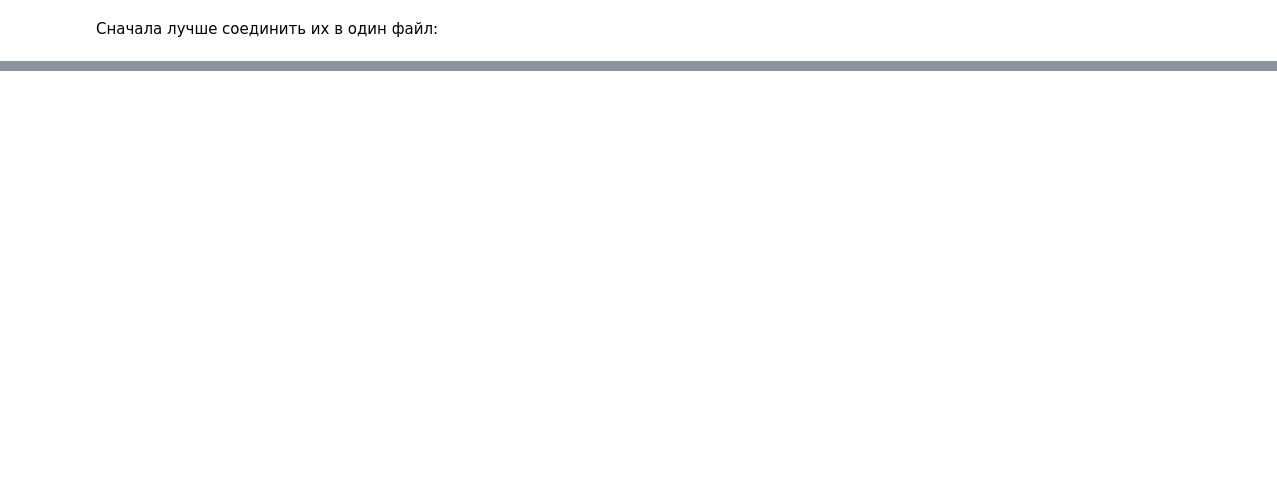
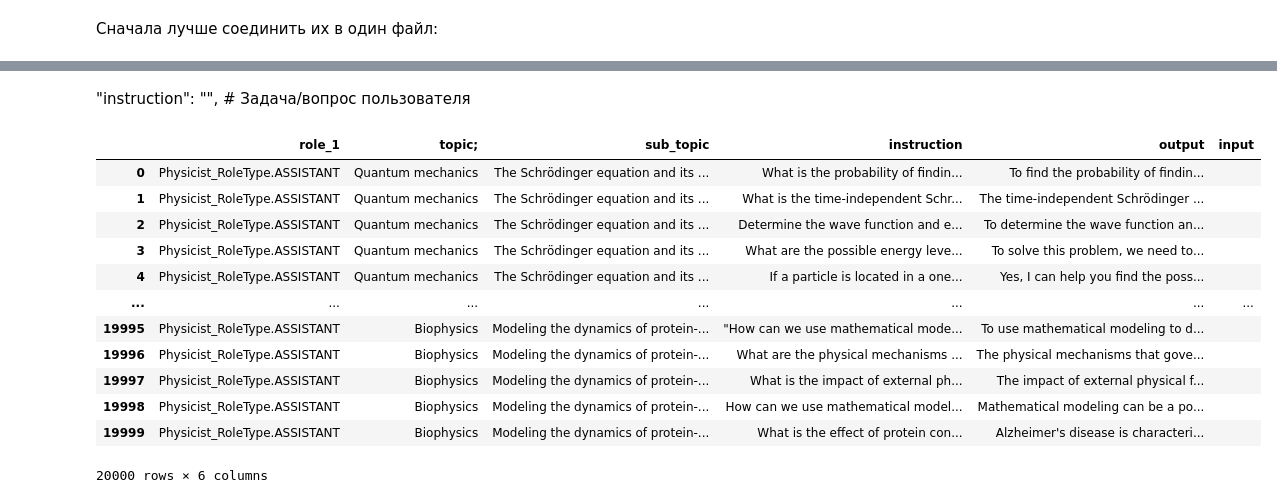
Before and after one commit to sollltit/vkr_gen_model, a Jupyter notebook: data_en.ipynb, the cells around one changed output, grey strips where cells are left out. Cells and saved outputs as stored; diff of their text form; code cells hidden in the pictures; blank space fills up the shorter version.

Commit message:
add camel ds

```diff
--- a/data_en.ipynb
+++ b/data_en.ipynb
@@ -218,3 +226,6 @@ for file_name in tqdm(json_files, desc='Обработка файлов..'):
 # сохранение
 with open('camel_physics.json', 'w', encoding='utf-8') as f:
     json.dump(all_data, f, ensure_ascii=False, indent=2)
+# %%
+camel = pd.read_json('data\camel_physics.json')
+camel
@@ -220,0 +246,20 @@ with open('camel_physics.json', 'w', encoding='utf-8') as f:
+# %% [markdown]
+  "instruction": "",                    # Задача/вопрос пользователя
+# %%
+camel = camel.rename(columns = {'message_1': 'instruction', 'message_2': 'output'})
+camel['input'] = ''
+camel
+# %% [output]
+|  | role_1 | topic; | sub_topic | instruction | output | input |
+| 0 | Physicist_RoleType.ASSISTANT | Quantum mechanics | The Schrödinger equation and its ... | What is the probability of findin... | To find the probability of findin... |  |
+| 1 | Physicist_RoleType.ASSISTANT | Quantum mechanics | The Schrödinger equation and its ... | What is the time-independent Schr... | The time-independent Schrödinger ... |  |
+| 2 | Physicist_RoleType.ASSISTANT | Quantum mechanics | The Schrödinger equation and its ... | Determine the wave function and e... | To determine the wave function an... |  |
+| 3 | Physicist_RoleType.ASSISTANT | Quantum mechanics | The Schrödinger equation and its ... | What are the possible energy leve... | To solve this problem, we need to... |  |
+| 4 | Physicist_RoleType.ASSISTANT | Quantum mechanics | The Schrödinger equation and its ... | If a particle is located in a one... | Yes, I can help you find the poss... |  |
+| ... | ... | ... | ... | ... | ... | ... |
+| 19995 | Physicist_RoleType.ASSISTANT | Biophysics | Modeling the dynamics of protein-... | "How can we use mathematical mode... | To use mathematical modeling to d... |  |
+| 19996 | Physicist_RoleType.ASSISTANT | Biophysics | Modeling the dynamics of protein-... | What are the physical mechanisms ... | The physical mechanisms that gove... |  |
+| 19997 | Physicist_RoleType.ASSISTANT | Biophysics | Modeling the dynamics of protein-... | What is the impact of external ph... | The impact of external physical f... |  |
+| 19998 | Physicist_RoleType.ASSISTANT | Biophysics | Modeling the dynamics of protein-... | How can we use mathematical model... | Mathematical modeling can be a po... |  |
+| 19999 | Physicist_RoleType.ASSISTANT | Biophysics | Modeling the dynamics of protein-... | What is the effect of protein con... | Alzheimer's disease is characteri... |  |
+20000 rows × 6 columns
```
Also changed, not shown: parts of 5 cells of this notebook, 1 other file.
